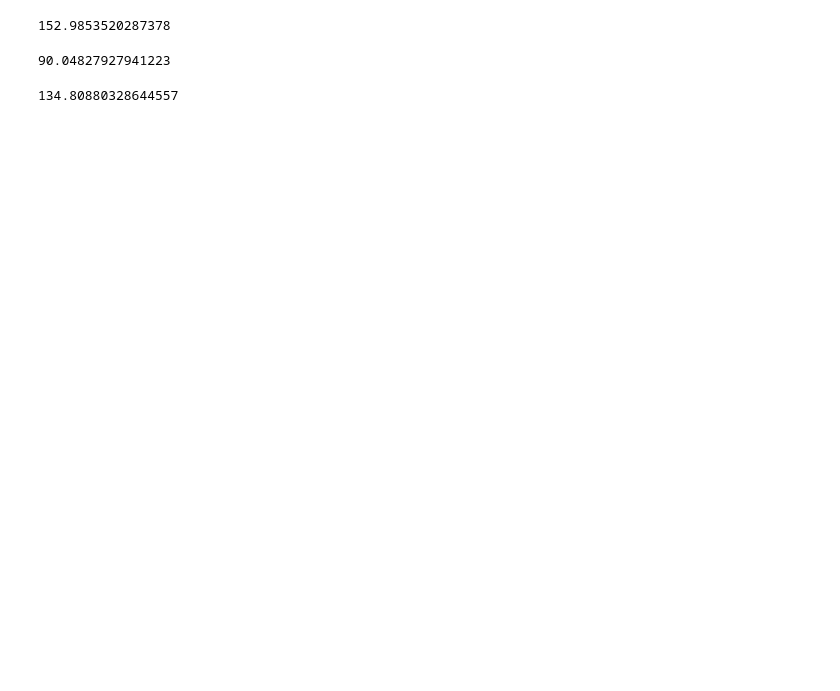
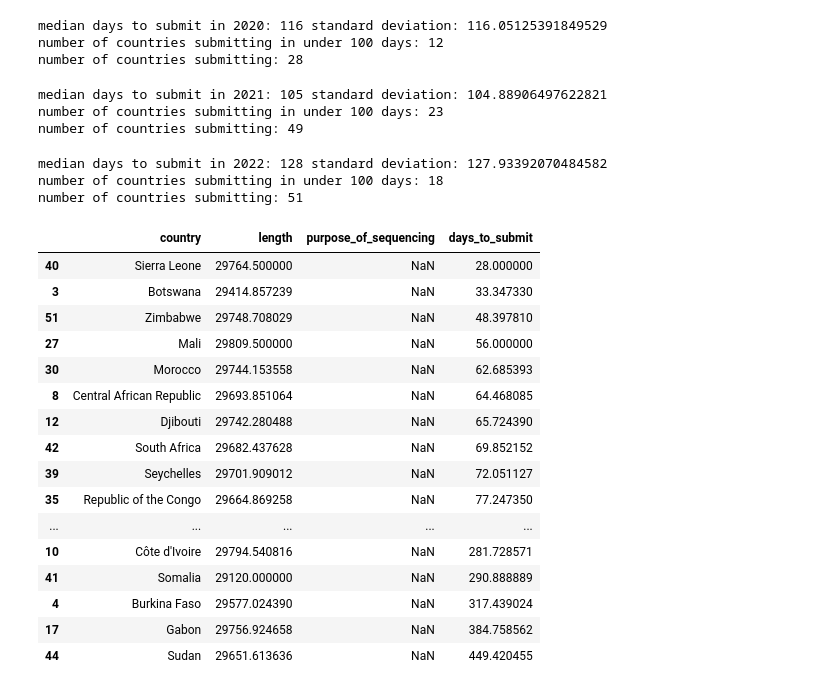
Before and after one commit to pvanheus/GISAID_processing, a Jupyter notebook: compute_days_to_submit.ipynb, the cells around one changed output. Cells and saved outputs as stored; diff of their text form; code cells hidden in the pictures; blank space fills up the shorter version.

```diff
--- a/compute_days_to_submit.ipynb
+++ b/compute_days_to_submit.ipynb
@@ -26,12 +44,43 @@ alt.Chart(days_to_submit_df).mark_bar().encode(x=alt.X("country", title="Country
 # %%
-days_to_submit_df.days_to_submit.mean()
+print_dts_stats(days_to_submit_df_2020, '2020', 100)
 # %% [output]
-152.9853520287378
+median days to submit in 2020: 116 standard deviation: 116.05125391849529
+number of countries submitting in under 100 days: 12
+number of countries submitting: 28
 # %%
-days_to_submit_df.days_to_submit.std()
+print_dts_stats(days_to_submit_df_2021, '2021', 100)
 # %% [output]
-90.04827927941223
+median days to submit in 2021: 105 standard deviation: 104.88906497622821
+number of countries submitting in under 100 days: 23
+number of countries submitting: 49
+# %%
+print_dts_stats(days_to_submit_df_2022, '2022', 100)
+# %% [output]
+median days to submit in 2022: 128 standard deviation: 127.93392070484582
+number of countries submitting in under 100 days: 18
+number of countries submitting: 51
 # %%
-days_to_submit_df.days_to_submit.median()
+def print_dts_stats(df, year, cutoff):
+    print(f"median days to submit in {year}:", round(df.days_to_submit.median()), "standard deviation:", df.days_to_submit.median())
+    print(f"number of countries submitting in under {cutoff} days:", len(df[df.days_to_submit < cutoff].sort_values(by='country')))
+    print("number of countries submitting:", len(df))
-# %% [output]
-134.80880328644557
+# %%
+days_to_submit_df
+# %% [output]
+|  | country | length | purpose_of_sequencing | days_to_submit |
+| 40 | Sierra Leone | 29764.500000 | NaN | 28.000000 |
+| 3 | Botswana | 29414.857239 | NaN | 33.347330 |
+| 51 | Zimbabwe | 29748.708029 | NaN | 48.397810 |
+| 27 | Mali | 29809.500000 | NaN | 56.000000 |
+| 30 | Morocco | 29744.153558 | NaN | 62.685393 |
+| 8 | Central African Republic | 29693.851064 | NaN | 64.468085 |
+| 12 | Djibouti | 29742.280488 | NaN | 65.724390 |
+| 42 | South Africa | 29682.437628 | NaN | 69.852152 |
+| 39 | Seychelles | 29701.909012 | NaN | 72.051127 |
+| 35 | Republic of the Congo | 29664.869258 | NaN | 77.247350 |
+| ... | ... | ... | ... | ... |
+| 10 | Côte d'Ivoire | 29794.540816 | NaN | 281.728571 |
+| 41 | Somalia | 29120.000000 | NaN | 290.888889 |
+| 4 | Burkina Faso | 29577.024390 | NaN | 317.439024 |
+| 17 | Gabon | 29756.924658 | NaN | 384.758562 |
+| 44 | Sudan | 29651.613636 | NaN | 449.420455 |
```
Also changed, not shown: parts of 7 cells of this notebook, 2 other files.
